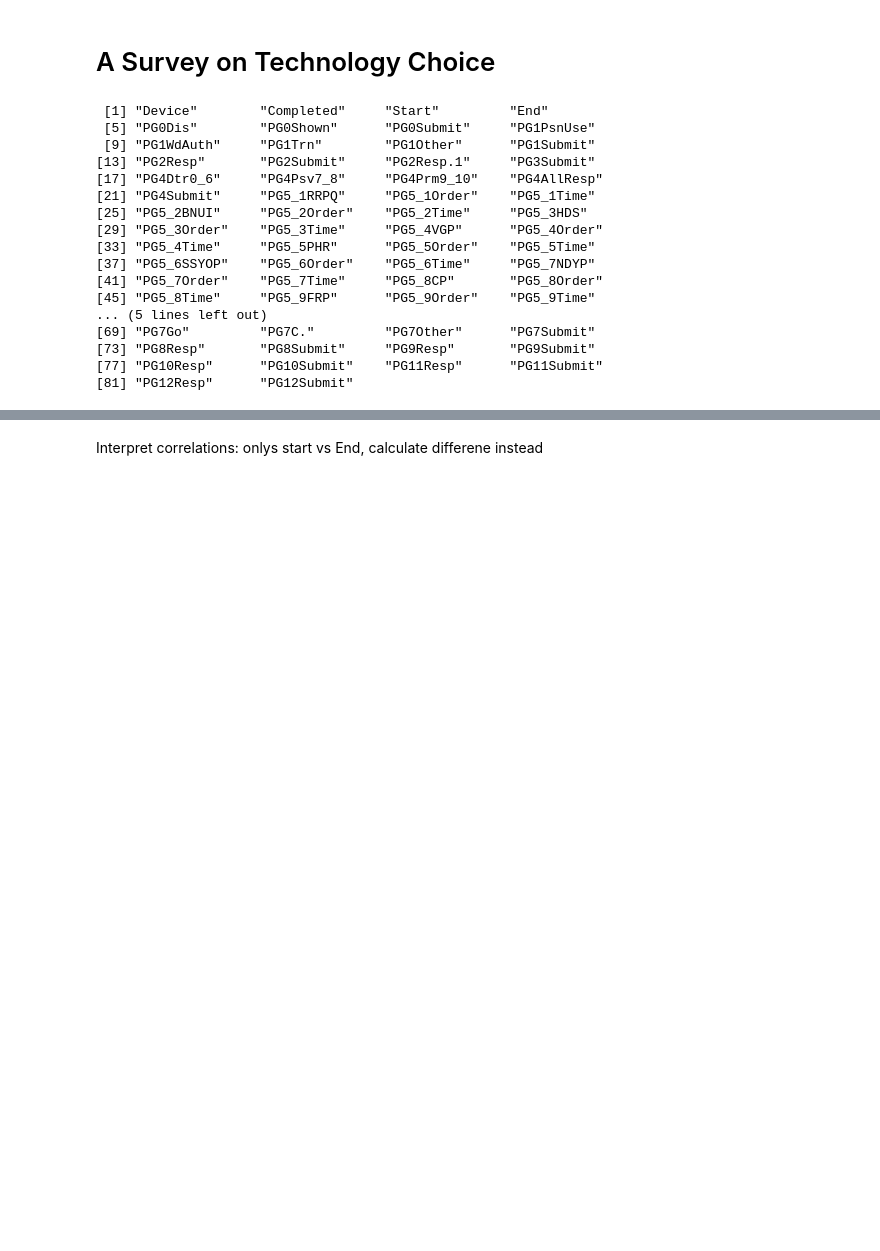
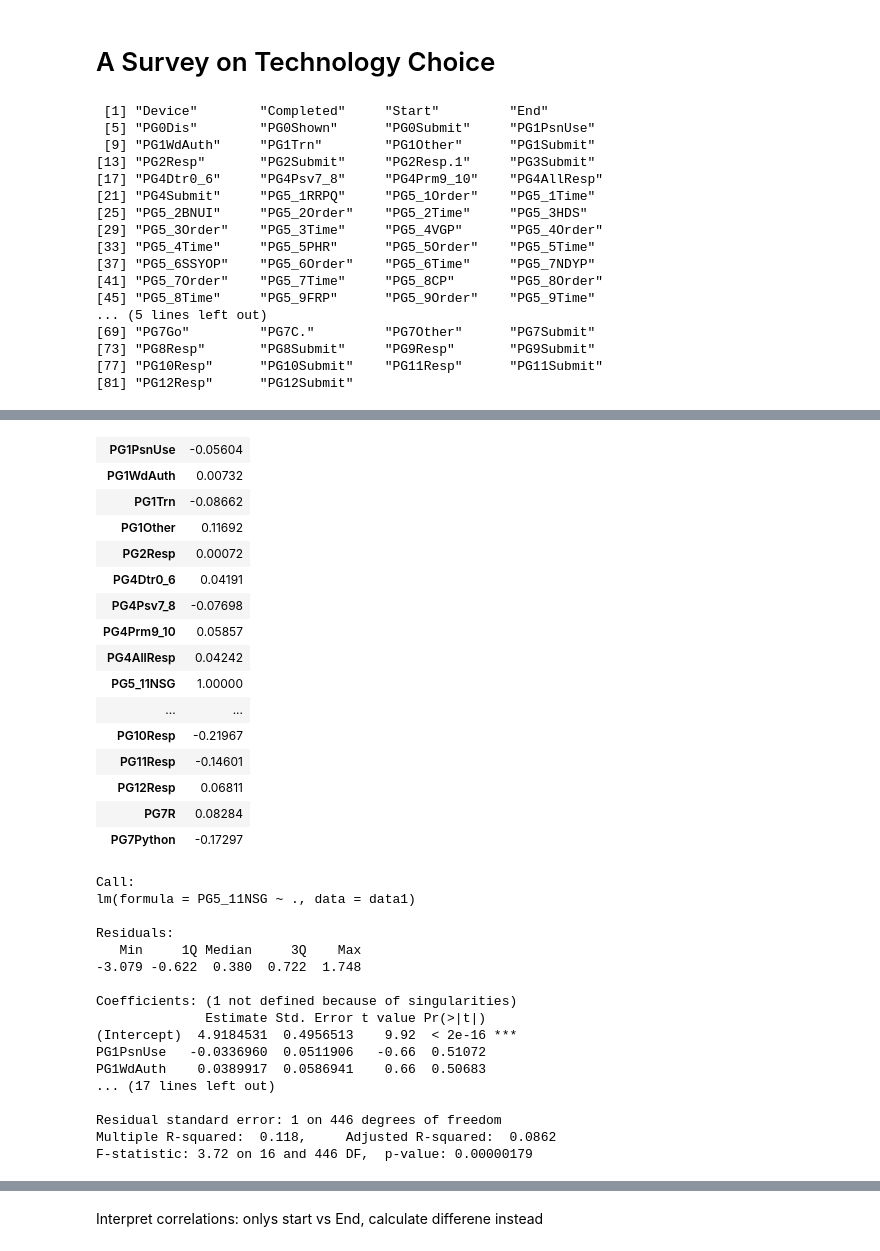
Before and after one commit to fdac18/Miniproject3, a Jupyter notebook: ssravali.ipynb, the cells around one changed output, grey strips where cells are left out. Drawn from its saved outputs; the diff is of its cells as text; code cells hidden in the pictures; blank space fills up the shorter version.

```diff
--- a/ssravali.ipynb
+++ b/ssravali.ipynb
@@ -141,17 +246,0 @@ hiCor(data,.4)
-# %%
-data1 <- data[ , c("PG1PsnUse","PG1WdAuth", "PG1Trn", "PG1Other", "PG2Resp", "PG4Dtr0_6", "PG4Psv7_8", "PG4Prm9_10",
-                 "PG4AllResp", "PG5_11NSG", "PG6Resp", "PG8Resp", "PG9Resp","PG10Resp","PG11Resp","PG12Resp", "PG7R",
-                  "PG7Python")]
-
-normFunc <- function(x){(x-mean(x, na.rm = T))/sd(x, na.rm = T)}
-data1[ , names(data1) != "PG5_11NSG"] <- apply(data1[ , names(data1) != "PG5_11NSG"], 2, normFunc)
-
-x = 0.8*dim(data1)[1]
-#print(x)
-dataFit <- data1[1:x,]; #80%
-#print(dim(dataFit))
-y = dim(data1)[1]
-x = x + 1
-dataTest <- data1[x:y,]; #20%
-#print(dim(dataTest))
-print(colnames(dataFit))
@@ -188,0 +268,40 @@ F-statistic: 31.1 on 16 and 1065 DF,  p-value: <2e-16
+# %%
+sel = c()
+for (i in 1:dim(data1)[2]) if (is.numeric(data1[,i])) sel = c(sel, i);
+cor(data1[,sel], data1[,'PG5_11NSG'], method="spearman",use="pairwise.complete.obs");
+model <- lm(PG5_11NSG ~ ., data = data1)
+summary(model)
+# %% [output]
+| PG1PsnUse | -0.05604 |
+| PG1WdAuth | 0.00732 |
+| PG1Trn | -0.08662 |
+| PG1Other | 0.11692 |
+| PG2Resp | 0.00072 |
+| PG4Dtr0_6 | 0.04191 |
+| PG4Psv7_8 | -0.07698 |
+| PG4Prm9_10 | 0.05857 |
+| PG4AllResp | 0.04242 |
+| PG5_11NSG | 1.00000 |
+| ... | ... |
+| PG10Resp | -0.21967 |
+| PG11Resp | -0.14601 |
+| PG12Resp | 0.06811 |
+| PG7R | 0.08284 |
+| PG7Python | -0.17297 |
+Call:
+lm(formula = PG5_11NSG ~ ., data = data1)
+
+Residuals:
+   Min     1Q Median     3Q    Max
+-3.079 -0.622  0.380  0.722  1.748
+
+Coefficients: (1 not defined because of singularities)
+              Estimate Std. Error t value Pr(>|t|)
+(Intercept)  4.9184531  0.4956513    9.92  < 2e-16 ***
+PG1PsnUse   -0.0336960  0.0511906   -0.66  0.51072
+PG1WdAuth    0.0389917  0.0586941    0.66  0.50683
+... (17 lines left out)
+
+Residual standard error: 1 on 446 degrees of freedom
+Multiple R-squared:  0.118,     Adjusted R-squared:  0.0862
+F-statistic: 3.72 on 16 and 446 DF,  p-value: 0.00000179
```
Also changed, not shown: parts of 25 cells of this notebook.
